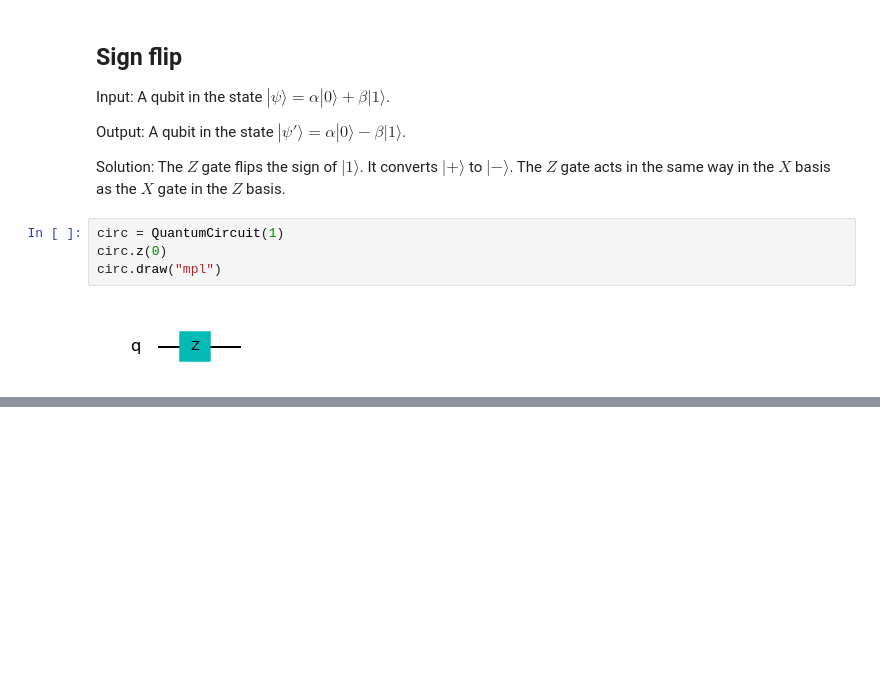
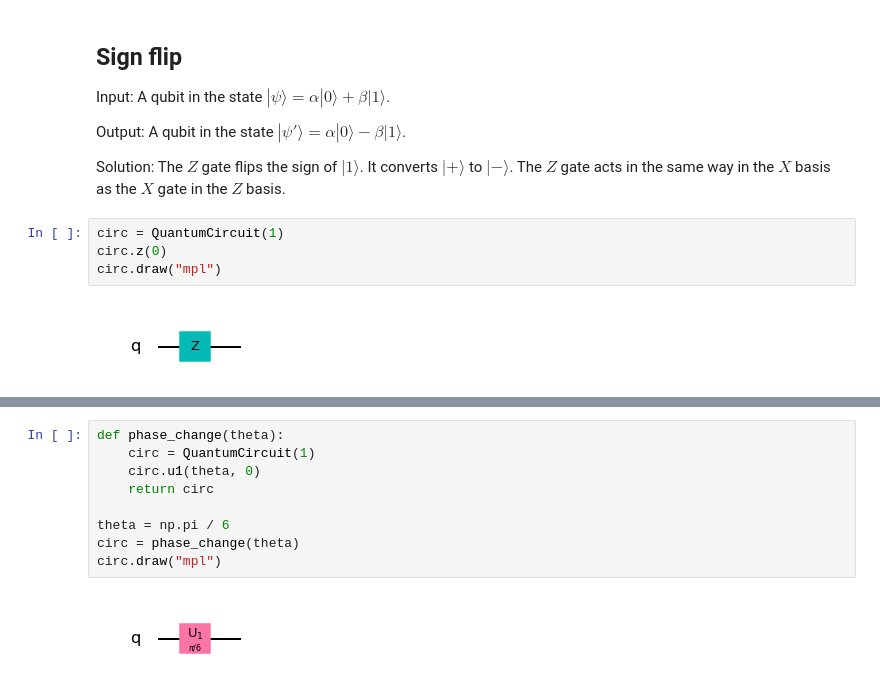
Before and after one commit to e-eight/dead_and_alive, a Jupyter notebook: gates/BasicGates.ipynb, the cells around one changed output, grey strips where cells are left out. Drawn from its saved outputs; the diff is of its cells as text; blank space fills up the shorter version.

```diff
--- a/gates/BasicGates.ipynb
+++ b/gates/BasicGates.ipynb
@@ -132,0 +145,11 @@ print(f"|psi_pf>: {psi_pf.data}")
+# %%
+def phase_change(theta):
+    circ = QuantumCircuit(1)
+    circ.u1(theta, 0)
+    return circ
+
+theta = np.pi / 6
+circ = phase_change(theta)
+circ.draw("mpl")
+# %% [output]
+[figure, added]
```
Also changed, not shown: parts of 23 cells of this notebook.
